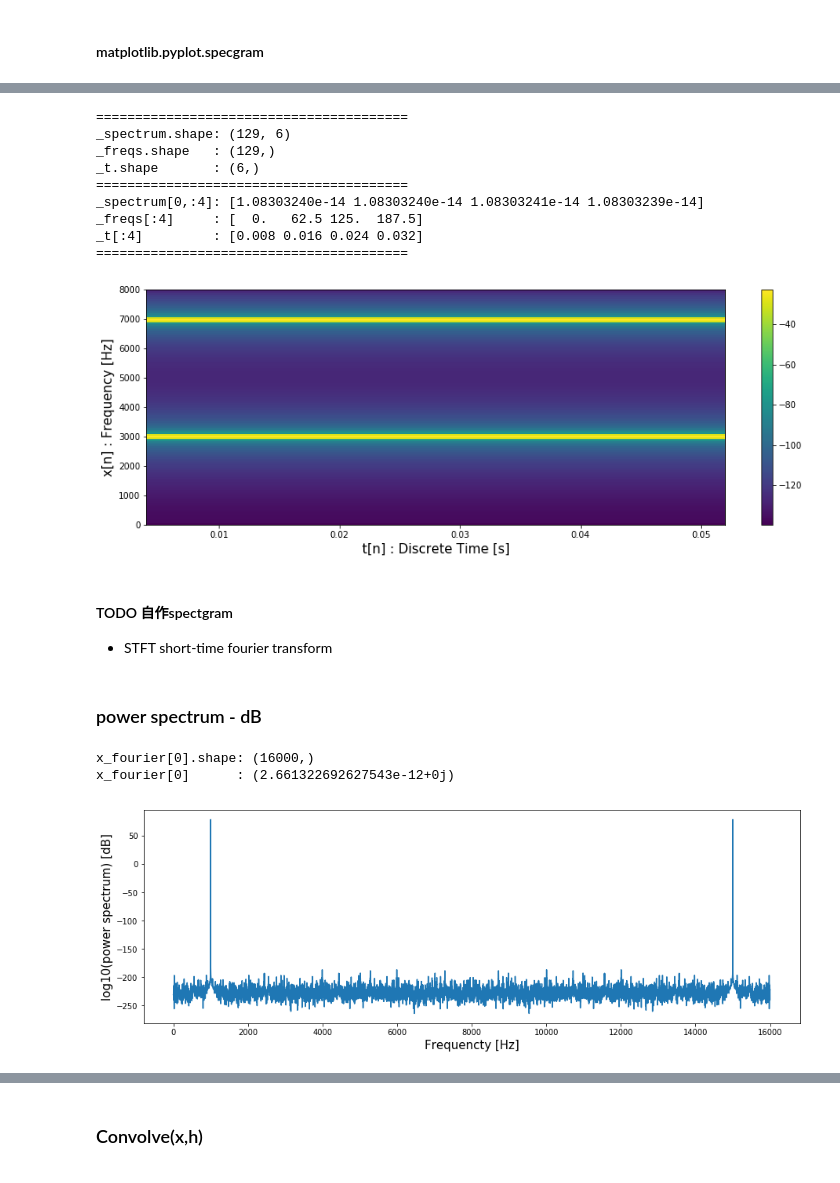
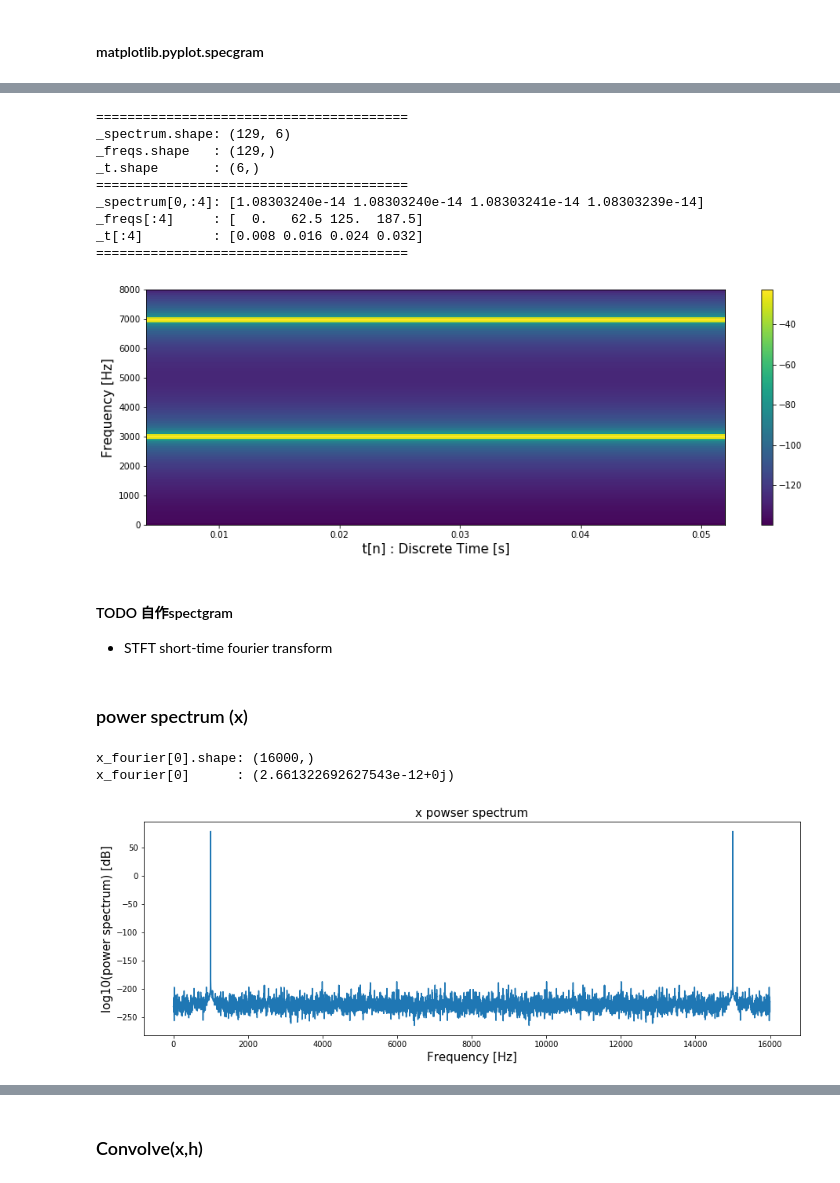
Before and after one commit to pollenjp/Sophia_University_DSP_Discrete_Signal_Processing_report_201901, a Jupyter notebook: notebooks/Homework DSP Discrete Signal Processing.ipynb, the cells around one changed output, grey strips where cells are left out. Drawn from its saved outputs; the diff is of its cells as text; code cells hidden in the pictures.

```diff
--- a/notebooks/Homework DSP Discrete Signal Processing.ipynb
+++ b/notebooks/Homework DSP Discrete Signal Processing.ipynb
@@ -143,7 +143,7 @@ _spectrum, _freqs, _t, _im = \
                 window=matplotlib.mlab.window_hanning,  # 窓関数
                 noverlap=128)            # STFTのずらし幅
 ax.set_xlabel(xlabel="t[n] : Discrete Time [s]", fontsize=15)
-ax.set_ylabel(ylabel="x[n] : Frequency [Hz]",    fontsize=15)
+ax.set_ylabel(ylabel="Frequency [Hz]", fontsize=15)
 fig.colorbar(mappable=_im, ax=ax)
 
 print("="*40)
@@ -167,12 +167,12 @@ _spectrum[0,:4]: [1.08303240e-14 1.08303240e-14 1.08303241e-14 1.08303239e-14]
 _freqs[:4]     : [  0.   62.5 125.  187.5]
 _t[:4]         : [0.008 0.016 0.024 0.032]
 ========================================
-[figure, old version]
+[figure, new version]
 # %% [markdown]
 #### TODO 自作spectgram
 - STFT short-time fourier transform
 # %% [markdown]
-### power spectrum - dB
+### power spectrum (x)
 # %%
 # 普通の高速フーリエ変換なのでサンプリング周期分だけ返す
 x_fourier = np.fft.fft(a=x)
@@ -184,12 +184,14 @@ x_fourier[0]      : (2.661322692627543e-12+0j)
 # %%
 fig = plt.figure(figsize=(15, 5))
 ax = fig.add_subplot(1, 1, 1)
-ax.plot(20*np.log10(abs(x_fourier)))
-ax.set_xlabel(xlabel="Frequencty [Hz]",            fontsize=15)
+ax.plot(np.arange(len(x_fourier)),
+        20*np.log10(abs(x_fourier)))
+ax.set_title(label="x powser spectrum", fontsize=15)
+ax.set_xlabel(xlabel="Frequency [Hz]", fontsize=15)
 ax.set_ylabel(ylabel="log10(power spectrum) [dB]", fontsize=15)
 plt.show()
 # %% [output]
-[figure, old version]
+[figure, new version]
 # %%
 # rfft は入力信号が実数のみのときに使う
 # よって,軸で左右対称なのでサンプリング周波数の半分のみ返せば十分)
```
Also changed, not shown: parts of 29 cells of this notebook, 1 other file.
